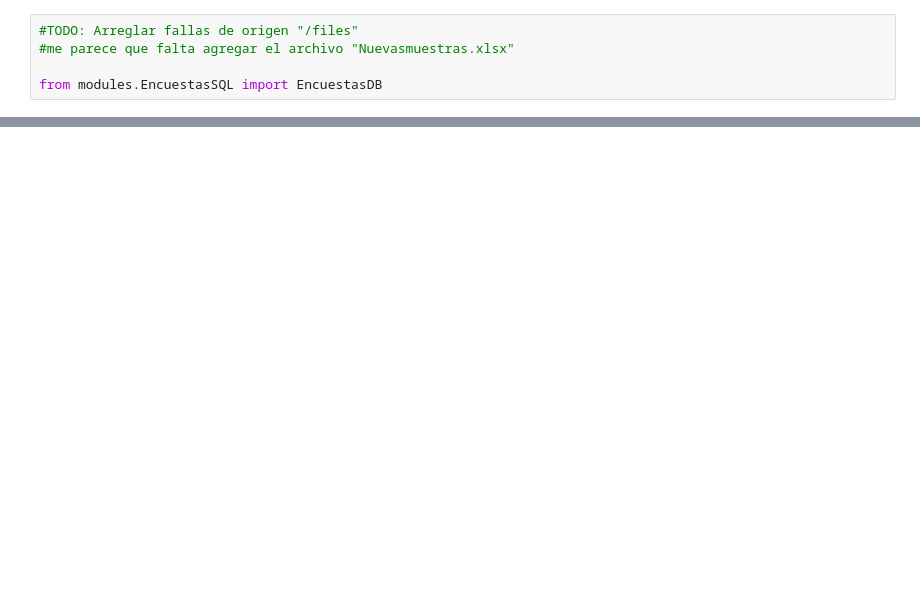
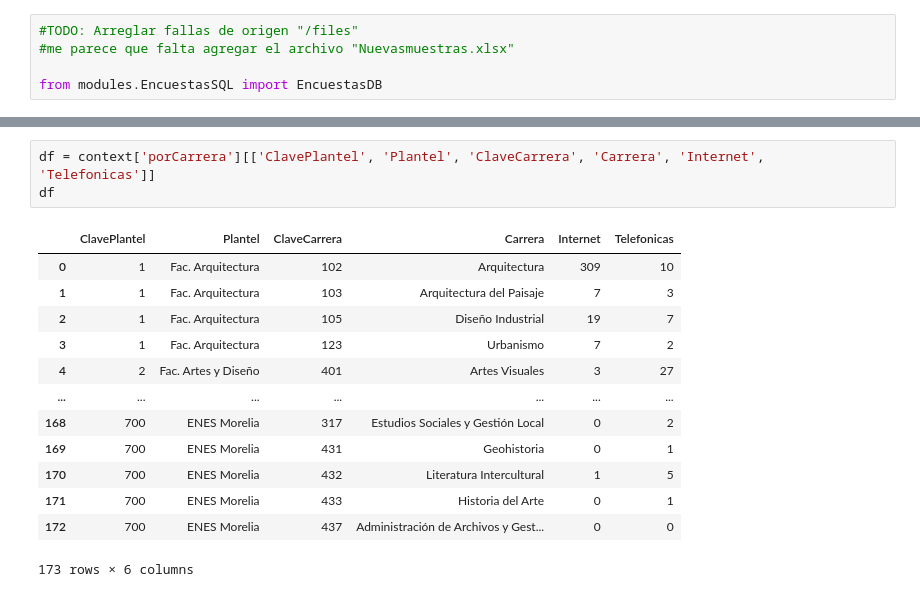
Before and after one commit to AjoloteCosmico/djangotest, a Jupyter notebook: polls/testConexion.ipynb, the cells around one changed output, grey strips where cells are left out. Saved outputs shown, nothing was run; the diff lists cells and outputs as text; blank space fills up the shorter version.

```diff
--- a/polls/testConexion.ipynb
+++ b/polls/testConexion.ipynb
@@ -66,6 +57,23 @@ fig.update_layout(fig_params)
 fig.show()
 # %% [output]
 [interactive output not drawn]
+# %%
+df = context['porCarrera'][['ClavePlantel', 'Plantel', 'ClaveCarrera', 'Carrera', 'Internet', 'Telefonicas']]
+df
+# %% [output]
+|  | ClavePlantel | Plantel | ClaveCarrera | Carrera | Internet | Telefonicas |
+| 0 | 1 | Fac. Arquitectura | 102 | Arquitectura | 309 | 10 |
+| 1 | 1 | Fac. Arquitectura | 103 | Arquitectura del Paisaje | 7 | 3 |
+| 2 | 1 | Fac. Arquitectura | 105 | Diseño Industrial | 19 | 7 |
+| 3 | 1 | Fac. Arquitectura | 123 | Urbanismo | 7 | 2 |
+| 4 | 2 | Fac. Artes y Diseño | 401 | Artes Visuales | 3 | 27 |
+| ... | ... | ... | ... | ... | ... | ... |
+| 168 | 700 | ENES Morelia | 317 | Estudios Sociales y Gestión Local | 0 | 2 |
+| 169 | 700 | ENES Morelia | 431 | Geohistoria | 0 | 1 |
+| 170 | 700 | ENES Morelia | 432 | Literatura Intercultural | 1 | 5 |
+| 171 | 700 | ENES Morelia | 433 | Historia del Arte | 0 | 1 |
+| 172 | 700 | ENES Morelia | 437 | Administración de Archivos y Gest... | 0 | 0 |
+173 rows × 6 columns
 # %%
 import plotly.graph_objects as go
 
```
Also changed, not shown: parts of 15 cells of this notebook, 19 other files.
